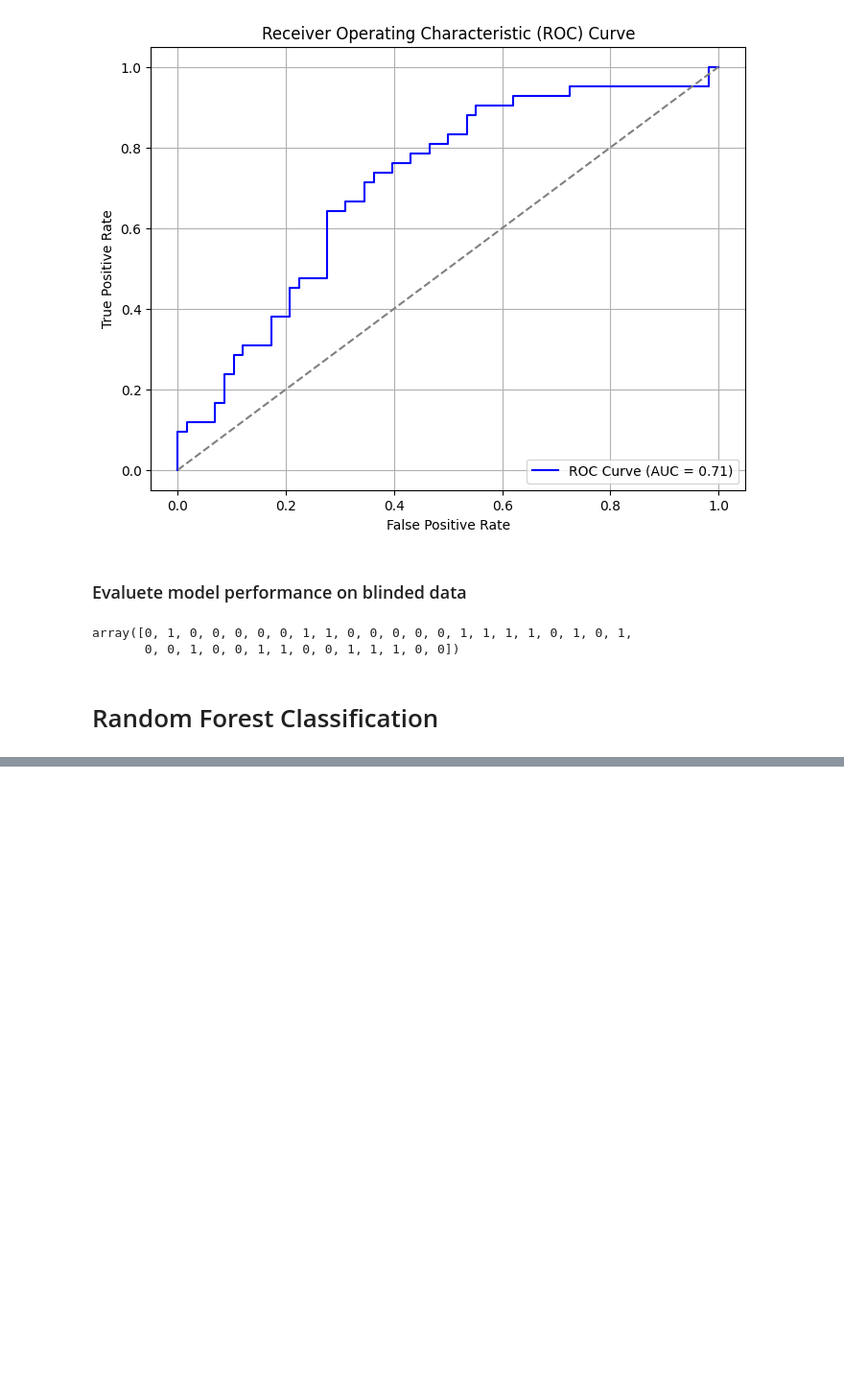
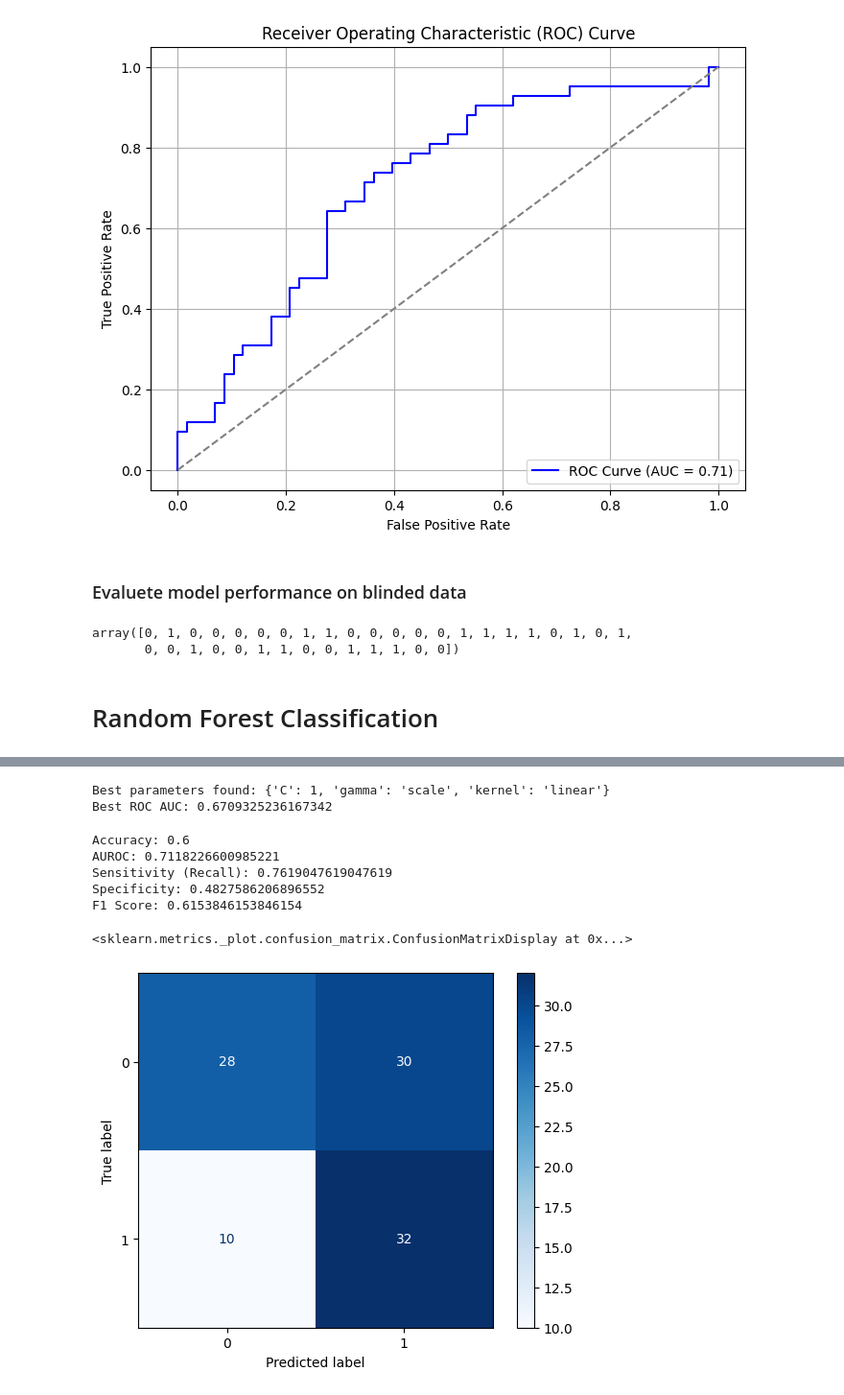
Before and after one commit to Priyanka32-gif/Tibia_bone_Classification, a Jupyter notebook: notebooks/Model_development.ipynb, the cells around one changed output, grey strips where cells are left out. Shown at 96% size. Cells and saved outputs as stored; diff of their text form; code cells hidden in the pictures; blank space fills up the shorter version.

```diff
--- a/notebooks/Model_development.ipynb
+++ b/notebooks/Model_development.ipynb
@@ -323,0 +269,3 @@ Best Cross-Validated AUC: 0.6631808367071524
+# %%
+# cross-validation strategy
+cv_svm = StratifiedKFold(n_splits=5, shuffle=True, random_state=42)
@@ -323,0 +294,33 @@ Best Cross-Validated AUC: 0.6631808367071524
+# %%
+# Best model and parameters
+print("Best parameters found:", grid_svm.best_params_)
+print("Best ROC AUC:", grid_svm.best_score_)
+# %% [output]
+Best parameters found: {'C': 1, 'gamma': 'scale', 'kernel': 'linear'}
+Best ROC AUC: 0.6709325236167342
+# %%
+# Predict on test data
+y_prob_svm = grid_svm.predict_proba(X_test)[:, 1]
+threshold = 0.4
+y_pred_svm = (y_prob_svm >= threshold).astype(int)
+# %%
+# Evaluation
+tn, fp, fn, tp = confusion_matrix(y_test, y_pred_svm).ravel()
+print("Accuracy:", accuracy_score(y_test, y_pred_svm))
+print("AUROC:", roc_auc_score(y_test, y_prob_svm))
+print("Sensitivity (Recall):", recall_score(y_test, y_pred_svm))
+print("Specificity:", tn / (tn + fp))
+print("F1 Score:", f1_score(y_test, y_pred_svm))
+# %% [output]
+Accuracy: 0.6
+AUROC: 0.7118226600985221
+Sensitivity (Recall): 0.7619047619047619
+Specificity: 0.4827586206896552
+F1 Score: 0.6153846153846154
+# %%
+cm = confusion_matrix(y_test, y_pred_svm)
+disp = ConfusionMatrixDisplay(confusion_matrix=cm)
+disp.plot(cmap='Blues')
+# %% [output]
+<sklearn.metrics._plot.confusion_matrix.ConfusionMatrixDisplay at 0x...>
+[figure, added]
```
Also changed, not shown: parts of 32 cells of this notebook, 3 other files.
